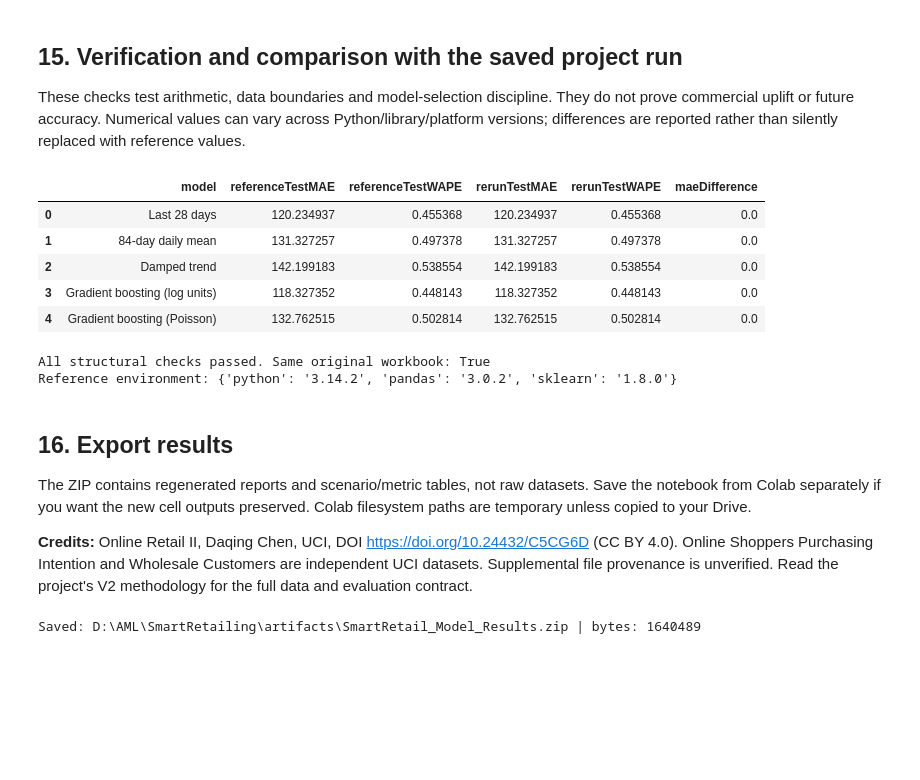
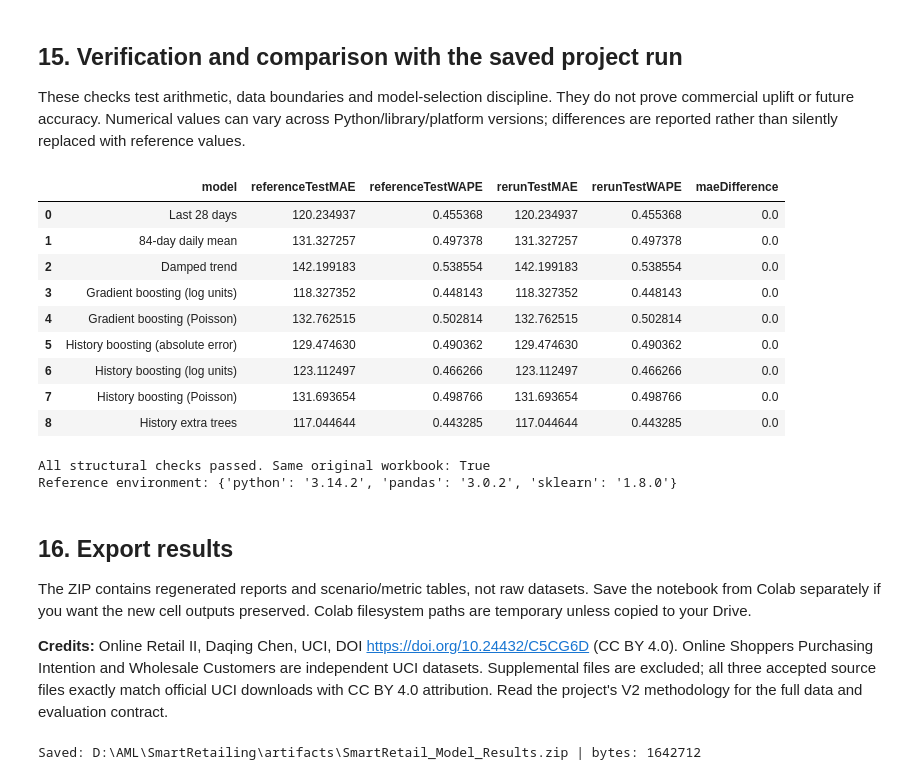
Before and after one commit to Rehan-2024/SmartRetailing, a Jupyter notebook: notebooks/SmartRetail_All_Models_Colab.ipynb, the cells around one changed output. Drawn from its saved outputs; the diff is of its cells as text; code cells hidden in the pictures; blank space fills up the shorter version.

Commit message:
Verify UCI data provenance and expand honest model evaluation

```diff
--- a/notebooks/SmartRetail_All_Models_Colab.ipynb
+++ b/notebooks/SmartRetail_All_Models_Colab.ipynb
@@ -78,10 +79,6 @@ FILE_LAYOUT = {
     "online_retail_II.xlsx": "transactions/online_retail_II.xlsx",
     "online_shoppers_intention.csv": "digital/online_shoppers_intention.csv",
     "Wholesale customers data.csv": "Wholesale customers data.csv",
-    "marketing_campaign.csv": "marketing_campaign.csv",
-    "store_sales_data (2).csv": "store/store_sales_data (2).csv",
-    "geolocations-indian-cities.csv": "geo/geolocations-indian-cities.csv",
-    "Pincode_Dataset.csv": "geo/Pincode_Dataset.csv",
 }
 if IN_COLAB and DATA_MODE == "drive":
     from google.colab import drive
@@ -99,6 +96,13 @@ elif IN_COLAB and DATA_MODE == "upload":
 missing = [str(DATA_ROOT / relative) for relative in FILE_LAYOUT.values() if not (DATA_ROOT / relative).is_file()]
 if missing:
     raise FileNotFoundError("Missing required source files:\n" + "\n".join(missing))
+def require_verified(root, names):
+    for name in names:
+        row=next(r for r in SOURCE_AUDIT["sources"] if r.get("source")==name)
+        digest=hashlib.sha256((root/row["file"]).read_bytes()).hexdigest()
+        if row["status"]!="verified-exact" or digest!=row["officialMemberSHA256"]:
+            raise ValueError(f"{name}: expected the audited exact UCI file; input rejected")
+require_verified(DATA_ROOT,["retail","purchase","wholesale"])
 OUTPUT_ROOT.mkdir(parents=True, exist_ok=True)
 actual_sha = hashlib.sha256((DATA_ROOT / FILE_LAYOUT["online_retail_II.xlsx"]).read_bytes()).hexdigest()
 SAME_WORKBOOK = actual_sha == REFERENCE_RESULTS["sourceSHA256"]
@@ -960,29 +1008,33 @@ These checks test arithmetic, data boundaries and model-selection discipline. Th
 # %%
 assert len({p["code"] for p in current["products"]})==len(current["products"])
 assert len({(r["product"],r["country"]) for r in current["markets"]})==len(current["markets"])
 assert abs(sum(r["revenue"] for r in current["markets"])-current["audit"]["merchandiseRevenue"])<1
 assert demand["trainLatestLabelIndex"]<demand["folds"][0]["originIndex"]
 assert [r["role"] for r in demand["folds"]]==["validation","validation","calibration","test"]
 for a,b in zip(demand["folds"],demand["folds"][1:]):assert a["forecastEnd"]<b["forecastStart"]
 expected=min(demand["candidates"],key=lambda m:m["validation"]["mae"])["model"]
-assert demand["selected"]==expected
+assert demand["validationWinner"]==expected
 for model in p["test"]:assert sum(map(sum,model["confusionMatrix"]))==p["split"]["test"]
 assert sum(p["split"].values())==p["rows"]
 assert cold["beatsCountryBaseline"]==bool(selected_cold.supported>=20 and selected_cold.topCountryHitRate>selected_cold.baselineHitRate)
 reference=pd.DataFrame([{ "model":r["model"],"referenceTestMAE":r["test"]["mae"],"referenceTestWAPE":r["test"]["wape"]} for r in REFERENCE_RESULTS["demand"]])
 observed=pd.DataFrame([{ "model":r["model"],"rerunTestMAE":r["test"]["mae"],"rerunTestWAPE":r["test"]["wape"]} for r in demand["candidates"]])
 comparison=reference.merge(observed,on="model")
 comparison["maeDifference"]=comparison.rerunTestMAE-comparison.referenceTestMAE
 display(comparison)
 print("All structural checks passed. Same original workbook:",SAME_WORKBOOK)
 print("Reference environment:",REFERENCE_RESULTS["legacyEnvironment"])
 # %% [output]
 |  | model | referenceTestMAE | referenceTestWAPE | rerunTestMAE | rerunTestWAPE | maeDifference |
 | 0 | Last 28 days | 120.234937 | 0.455368 | 120.234937 | 0.455368 | 0.0 |
 | 1 | 84-day daily mean | 131.327257 | 0.497378 | 131.327257 | 0.497378 | 0.0 |
 | 2 | Damped trend | 142.199183 | 0.538554 | 142.199183 | 0.538554 | 0.0 |
 | 3 | Gradient boosting (log units) | 118.327352 | 0.448143 | 118.327352 | 0.448143 | 0.0 |
 | 4 | Gradient boosting (Poisson) | 132.762515 | 0.502814 | 132.762515 | 0.502814 | 0.0 |
+| 5 | History boosting (absolute error) | 129.474630 | 0.490362 | 129.474630 | 0.490362 | 0.0 |
+| 6 | History boosting (log units) | 123.112497 | 0.466266 | 123.112497 | 0.466266 | 0.0 |
+| 7 | History boosting (Poisson) | 131.693654 | 0.498766 | 131.693654 | 0.498766 | 0.0 |
+| 8 | History extra trees | 117.044644 | 0.443285 | 117.044644 | 0.443285 | 0.0 |
 All structural checks passed. Same original workbook: True
 Reference environment: {'python': '3.14.2', 'pandas': '3.0.2', 'sklearn': '1.8.0'}
 # %% [markdown]
@@ -990,8 +1042,9 @@ Reference environment: {'python': '3.14.2', 'pandas': '3.0.2', 'sklearn': '1.8.0
 
 The ZIP contains regenerated reports and scenario/metric tables, not raw datasets. Save the notebook from Colab separately if you want the new cell outputs preserved. Colab filesystem paths are temporary unless copied to your Drive.
 
-**Credits:** Online Retail II, Daqing Chen, UCI, DOI https://doi.org/10.24432/C5CG6D (CC BY 4.0). Online Shoppers Purchasing Intention and Wholesale Customers are independent UCI datasets. Supplemental file provenance is unverified. Read the project's V2 methodology for the full data and evaluation contract.
+**Credits:** Online Retail II, Daqing Chen, UCI, DOI https://doi.org/10.24432/C5CG6D (CC BY 4.0). Online Shoppers Purchasing Intention and Wholesale Customers are independent UCI datasets. Supplemental files are excluded; all three accepted source files exactly match official UCI downloads with CC BY 4.0 attribution. Read the project's V2 methodology for the full data and evaluation contract.
 # %%
+(OUTPUT_ROOT/"source_audit.json").write_text(json.dumps(SOURCE_AUDIT,indent=2),encoding="utf8")
 classification_table.to_csv(OUTPUT_ROOT/"classification_metrics.csv",index=False)
 forecast_table.to_csv(OUTPUT_ROOT/"demand_forecast_metrics.csv",index=False)
 cold_table.to_csv(OUTPUT_ROOT/"new_product_benchmark.csv",index=False)
@@ -1008,4 +1061,4 @@ if IN_COLAB:
     from google.colab import files
     files.download(str(archive))
 # %% [output]
-Saved: D:\AML\SmartRetailing\artifacts\SmartRetail_Model_Results.zip | bytes: 1640489
+Saved: D:\AML\SmartRetailing\artifacts\SmartRetail_Model_Results.zip | bytes: 1642712
```
Also changed, not shown: parts of 19 cells of this notebook, 18 other files.
